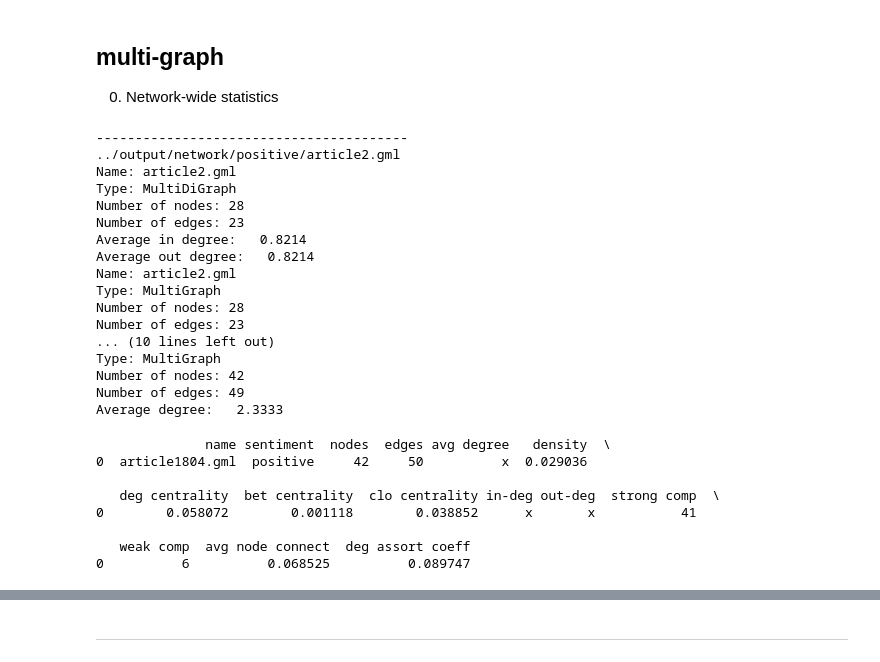
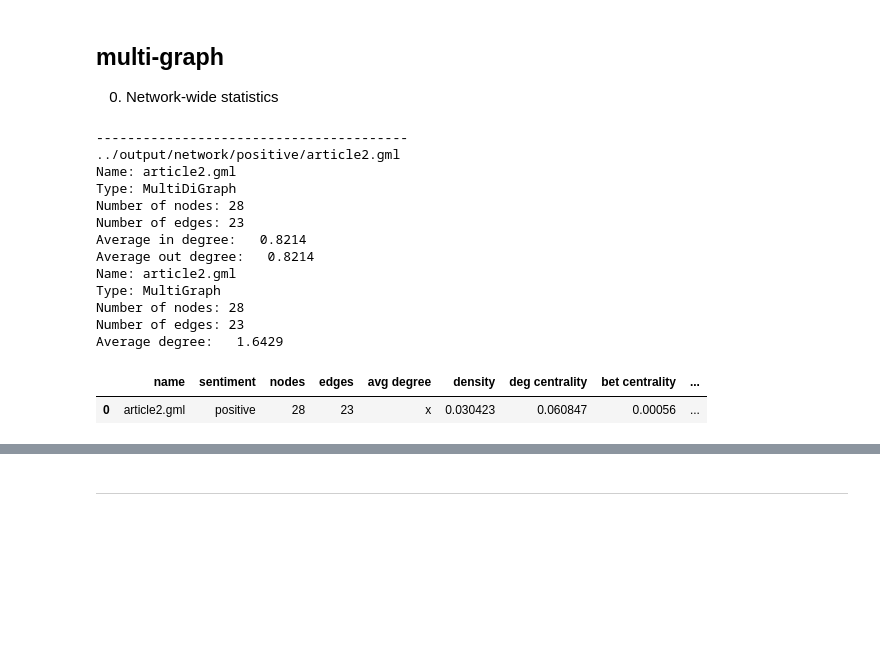
Before and after one commit to gloriakang/vax-sentiment, a Jupyter notebook: jupyter_nbs/MULTI-GRAPHS.ipynb, the cells around one changed output, grey strips where cells are left out. Saved outputs shown, nothing was run; the diff lists cells and outputs as text; code cells hidden in the pictures; blank space fills up the shorter version.

```diff
--- a/jupyter_nbs/MULTI-GRAPHS.ipynb
+++ b/jupyter_nbs/MULTI-GRAPHS.ipynb
@@ -31,7 +31,7 @@ for graph_num, gml_graph in enumerate(gml_files):
     print(gml_graph)
     calculate_graph_inf(graph)
     calculate_graph_inf(ugraph)
-    if graph_num == 1:
+    if graph_num == 0:
         break
 # %% [output]
 ----------------------------------------
@@ -46,8 +46,4 @@ Name: article2.gml
 Type: MultiGraph
 Number of nodes: 28
 Number of edges: 23
-... (10 lines left out)
-Type: MultiGraph
-Number of nodes: 42
-Number of edges: 49
-Average degree:   2.3333
+Average degree:   1.6429
@@ -115,11 +108,0 @@ def stats(graph):
-# %%
-all_data = pd.DataFrame(stats(graph))
-# %% [output]
-              name sentiment  nodes  edges avg degree   density  \
-0  article1804.gml  positive     42     50          x  0.029036
-
-   deg centrality  bet centrality  clo centrality in-deg out-deg  strong comp  \
-0        0.058072        0.001118        0.038852      x       x           41
-
-   weak comp  avg node connect  deg assort coeff
-0          6          0.068525          0.089747
@@ -137,0 +109,5 @@ for i in gml_files:
+# %%
+network_data
+# %% [output]
+|  | name | sentiment | nodes | edges | avg degree | density | deg centrality | bet centrality | ... |
+| 0 | article2.gml | positive | 28 | 23 | x | 0.030423 | 0.060847 | 0.00056 | ... |
```
Also changed, not shown: parts of 8 cells of this notebook, 2 other files.
